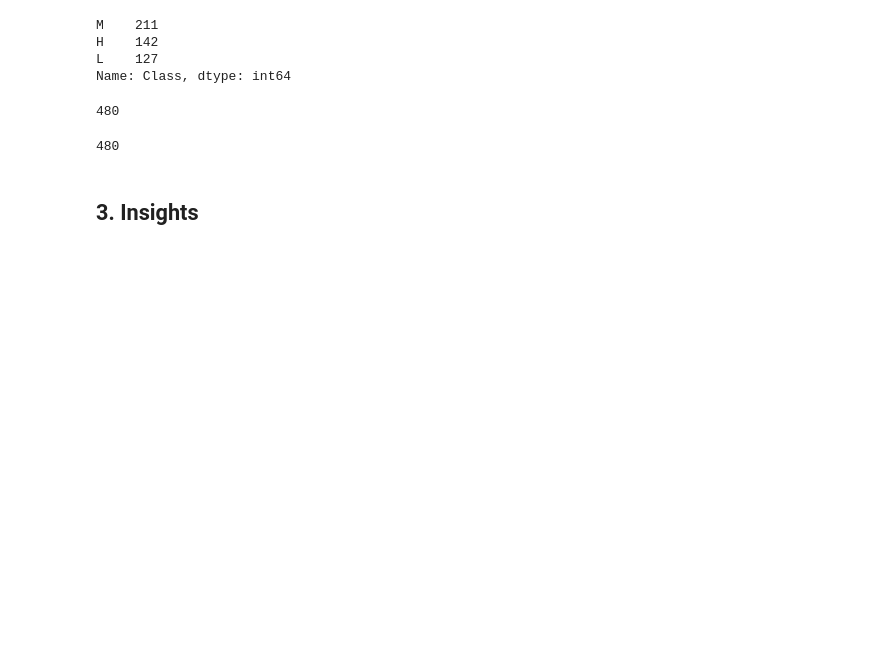
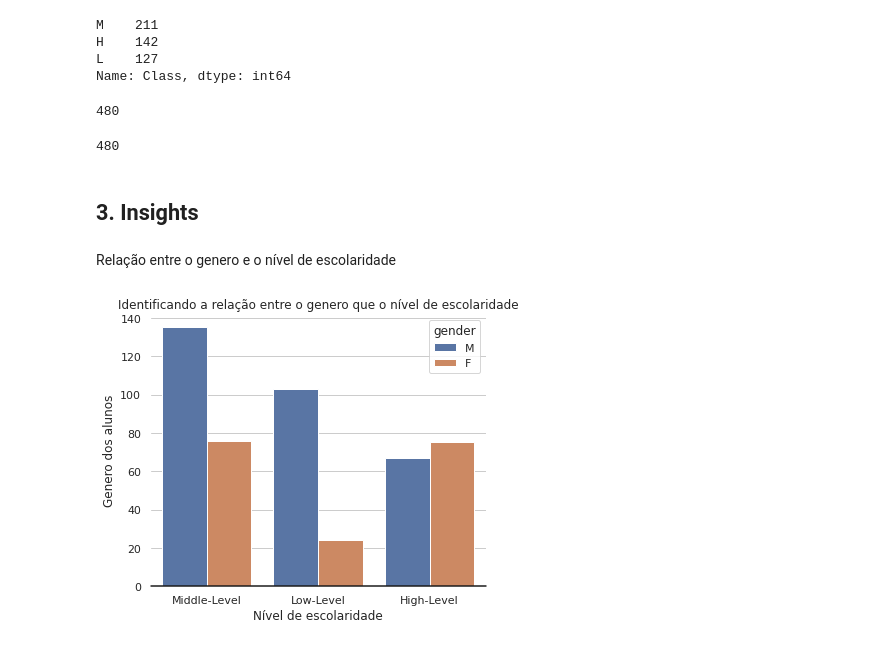
Before and after one commit to atlantico-academy/student-academic-performance, a Jupyter notebook: notebooks/01-exploratory_data_analysis.ipynb, the cells around one changed output. Cells and saved outputs as stored; diff of their text form; code cells hidden in the pictures; blank space fills up the shorter version.

```diff
--- a/notebooks/01-exploratory_data_analysis.ipynb
+++ b/notebooks/01-exploratory_data_analysis.ipynb
@@ -700,3 +700,21 @@ Name: Class, dtype: int64
 480
 # %% [markdown]
 ## 3. Insights
+# %% [markdown]
+Relação entre o genero e o nível de escolaridade
+# %%
+data = df.copy()
+data.Class.replace({"M":"Middle-Level","H":"High-Level","L":"Low-Level"},inplace=True)
+# %%
+sns.set(style="whitegrid")
+plt.figure(figsize=(6,5))
+
+ax = sns.countplot(x='Class', data=data, hue='gender')
+plt.xlabel('Nível de escolaridade')
+plt.ylabel('Genero dos alunos')
+plt.title('Identificando a relação entre o genero que o nível de escolaridade', fontsize=12)
+ax.set(frame_on=False)
+ax.axhline(0, color="k", clip_on=False)
+plt.show()
+# %% [output]
+[figure, added]
```
Also changed, not shown: parts of 8 cells of this notebook.
